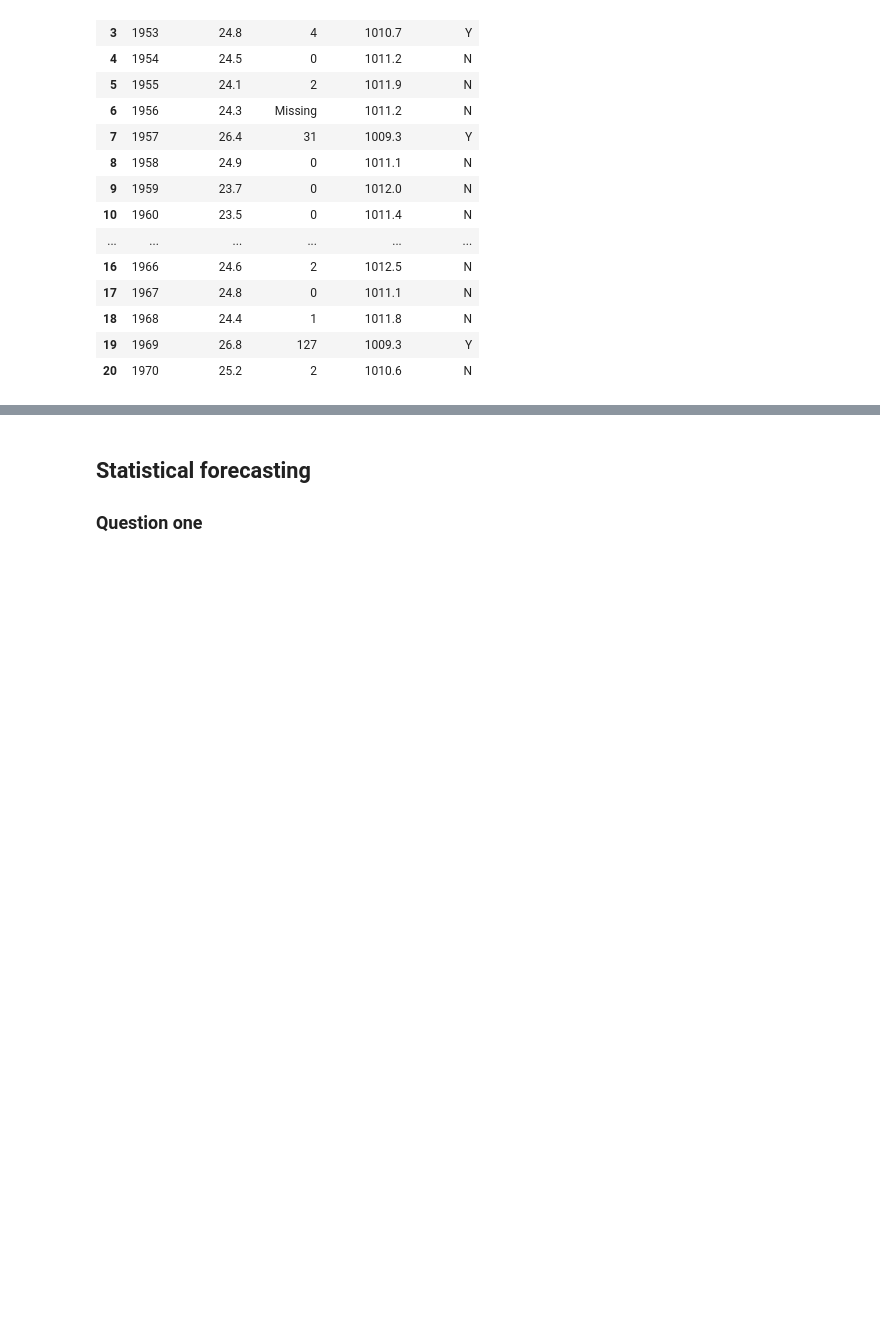
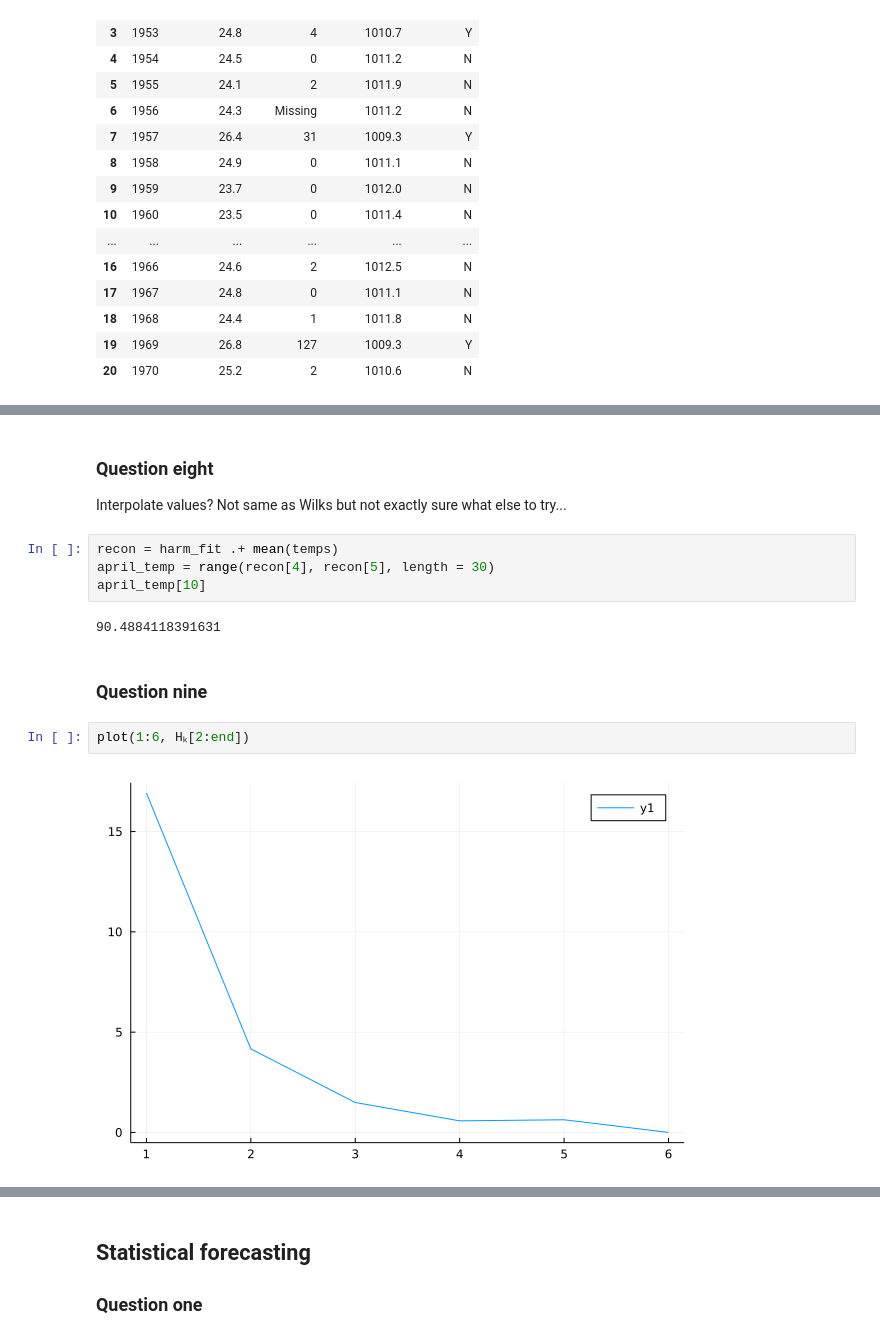
Before and after one commit to jbisits/MATH5271, a Jupyter notebook: Revision/revision.ipynb, the cells around one changed output, grey strips where cells are left out. Cells and saved outputs as stored; diff of their text form; blank space fills up the shorter version.

```diff
--- a/Revision/revision.ipynb
+++ b/Revision/revision.ipynb
@@ -38,0 +93,16 @@ rename!(df_A3, push!(names(df_A3)[1:4], "El_NinoYN"))
+# %% [markdown]
+### Question eight
+
+Interpolate values? Not same as Wilks but not exactly sure what else to try...
+# %%
+recon = harm_fit .+ mean(temps)
+april_temp = range(recon[4], recon[5], length = 30)
+april_temp[10]
+# %% [output]
+90.4884118391631
+# %% [markdown]
+### Question nine
+# %%
+plot(1:6, Hₖ[2:end])
+# %% [output]
+[figure, added]
```
Also changed, not shown: parts of 12 cells of this notebook, 3 other files.
